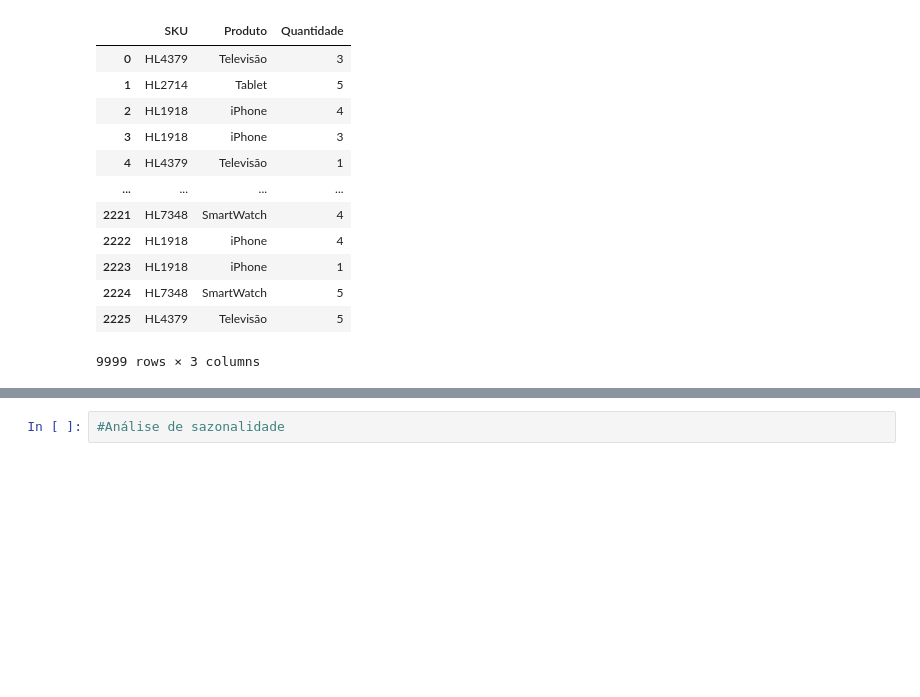
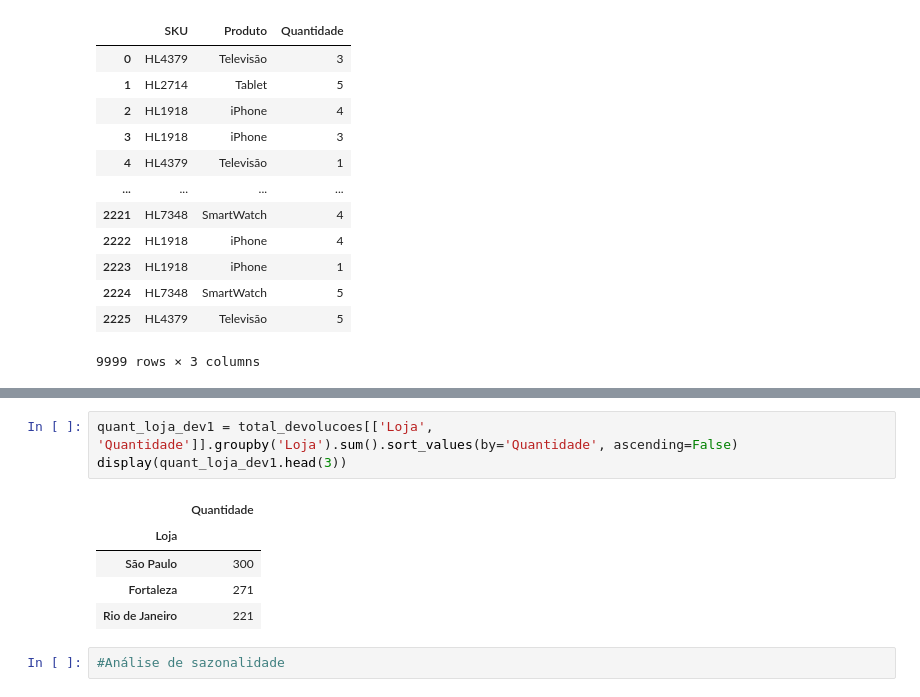
Before and after one commit to leandroclv/python_data_science, a Jupyter notebook: projeto_2/projeto_2.ipynb, the cells around one changed output, grey strips where cells are left out. Saved outputs shown, nothing was run; the diff lists cells and outputs as text; blank space fills up the shorter version.

```diff
--- a/projeto_2/projeto_2.ipynb
+++ b/projeto_2/projeto_2.ipynb
@@ -503,2 +532,11 @@ display(quant_produto_v1)
+# %%
+quant_loja_dev1 = total_devolucoes[['Loja', 'Quantidade']].groupby('Loja').sum().sort_values(by='Quantidade', ascending=False)
+display(quant_loja_dev1.head(3))
+# %% [output]
+|  | Quantidade |
+| Loja |  |
+| São Paulo | 300 |
+| Fortaleza | 271 |
+| Rio de Janeiro | 221 |
 # %%
 #Análise de sazonalidade
```
Also changed, not shown: parts of 6 cells of this notebook.
